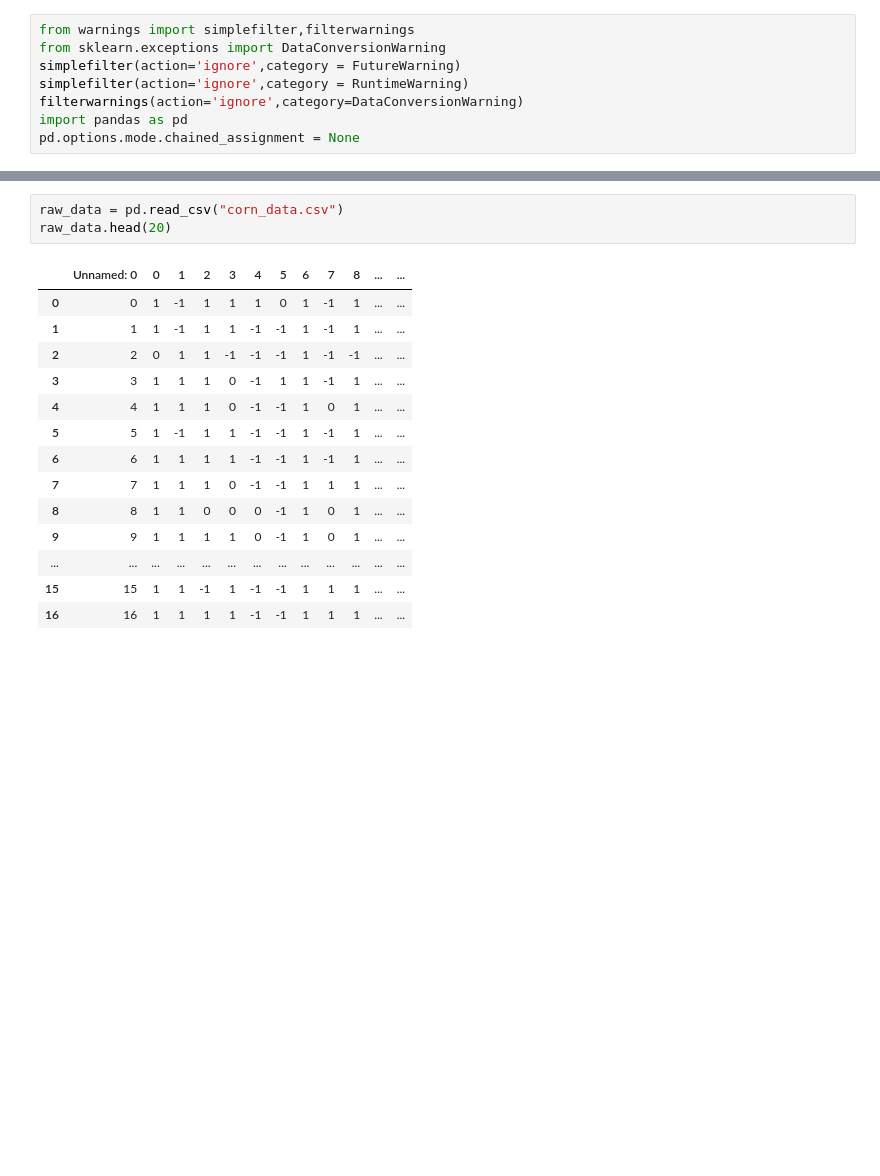
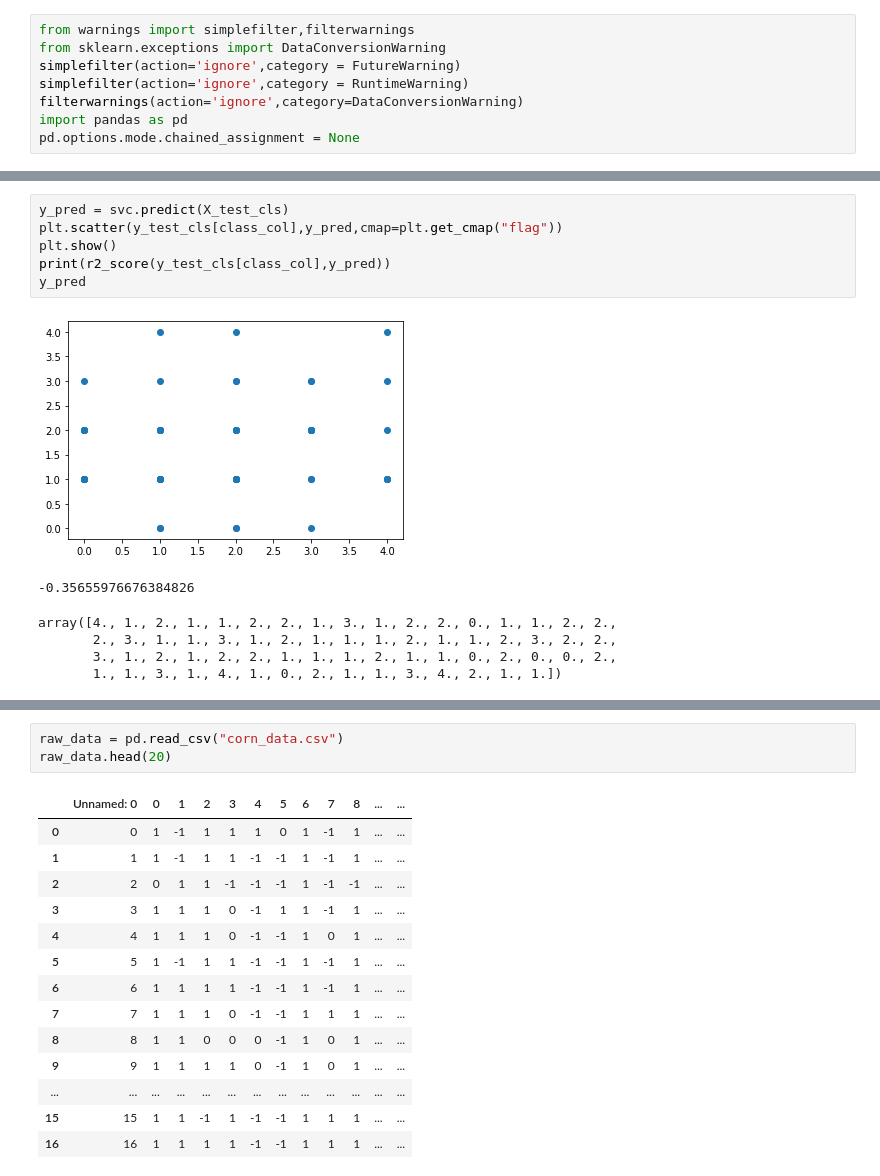
Before and after one commit to duythongvt1/URA-Projects, a Jupyter notebook: CornData/Demo.ipynb, the cells around one changed output, grey strips where cells are left out. Drawn from its saved outputs; the diff is of its cells as text; blank space fills up the shorter version.

```diff
--- a/CornData/Demo.ipynb
+++ b/CornData/Demo.ipynb
@@ -40,0 +305,13 @@ pd.options.mode.chained_assignment = None
+# %%
+y_pred = svc.predict(X_test_cls)
+plt.scatter(y_test_cls[class_col],y_pred,cmap=plt.get_cmap("flag"))
+plt.show()
+print(r2_score(y_test_cls[class_col],y_pred))
+y_pred
+# %% [output]
+[figure, added]
+-0.35655976676384826
+array([4., 1., 2., 1., 1., 2., 2., 1., 3., 1., 2., 2., 0., 1., 1., 2., 2.,
+       2., 3., 1., 1., 3., 1., 2., 1., 1., 1., 2., 1., 1., 2., 3., 2., 2.,
+       3., 1., 2., 1., 2., 2., 1., 1., 1., 2., 1., 1., 0., 2., 0., 0., 2.,
+       1., 1., 3., 1., 4., 1., 0., 2., 1., 1., 3., 4., 2., 1., 1.])
```
Also changed, not shown: parts of 22 cells of this notebook.
